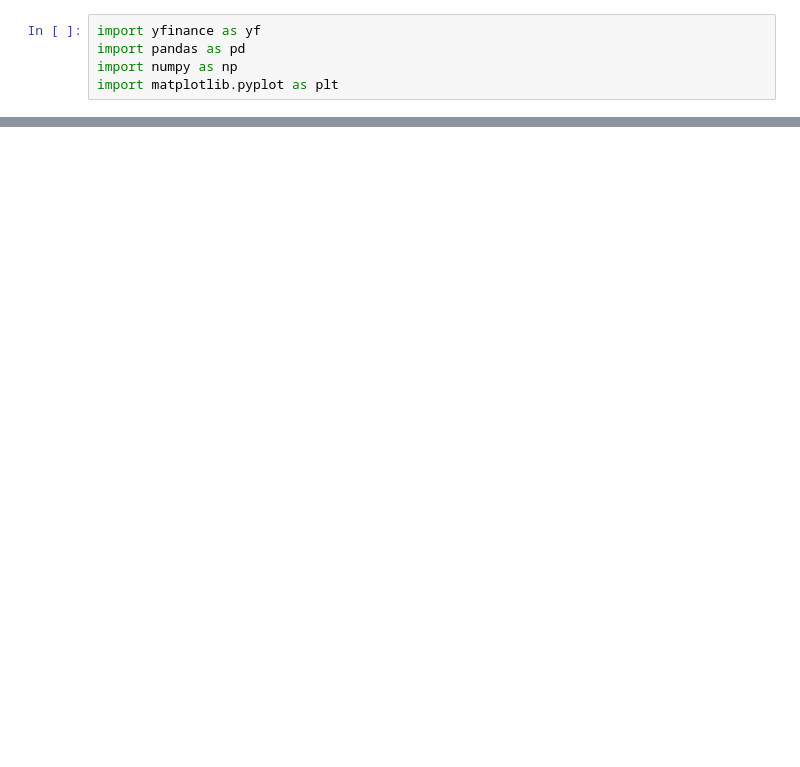
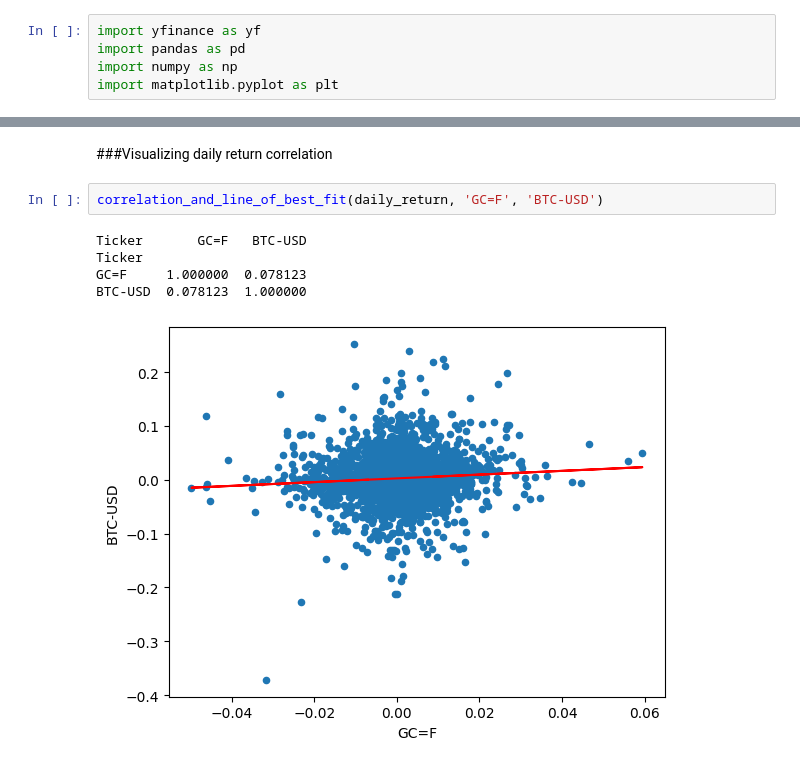
Before and after one commit to Ganushkevych/Gold_BTC_Correlation, a Jupyter notebook: Gold_BTC_Correlation.ipynb, the cells around one changed output, grey strips where cells are left out. Saved outputs shown, nothing was run; the diff lists cells and outputs as text; blank space fills up the shorter version.

```diff
--- a/Gold_BTC_Correlation.ipynb
+++ b/Gold_BTC_Correlation.ipynb
@@ -41,0 +179,10 @@ rolling_corr.plot(title='Year rolling correlation between BTC and Gold')
+# %% [markdown]
+###Visualizing daily return correlation
+# %%
+correlation_and_line_of_best_fit(daily_return, 'GC=F', 'BTC-USD')
+# %% [output]
+Ticker       GC=F   BTC-USD
+Ticker
+GC=F     1.000000  0.078123
+BTC-USD  0.078123  1.000000
+[figure, added]
```
Also changed, not shown: parts of 32 cells of this notebook.
